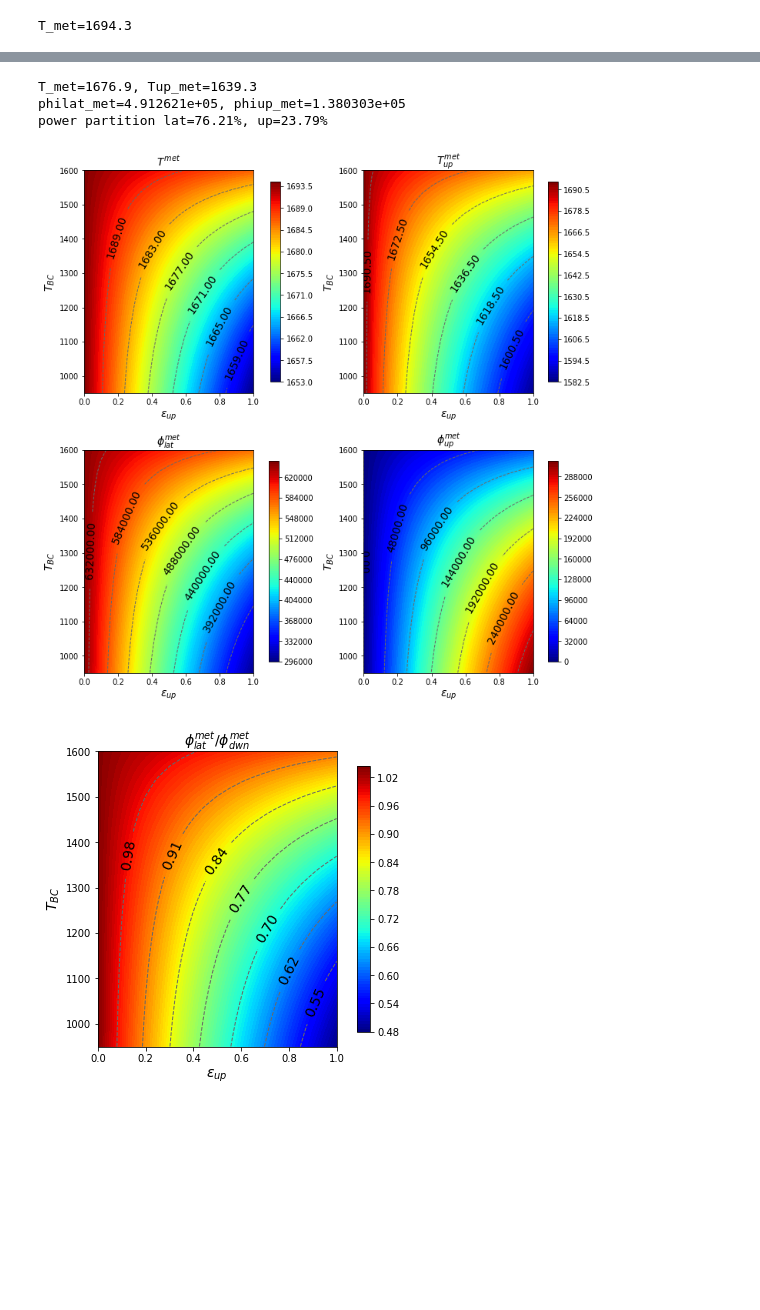
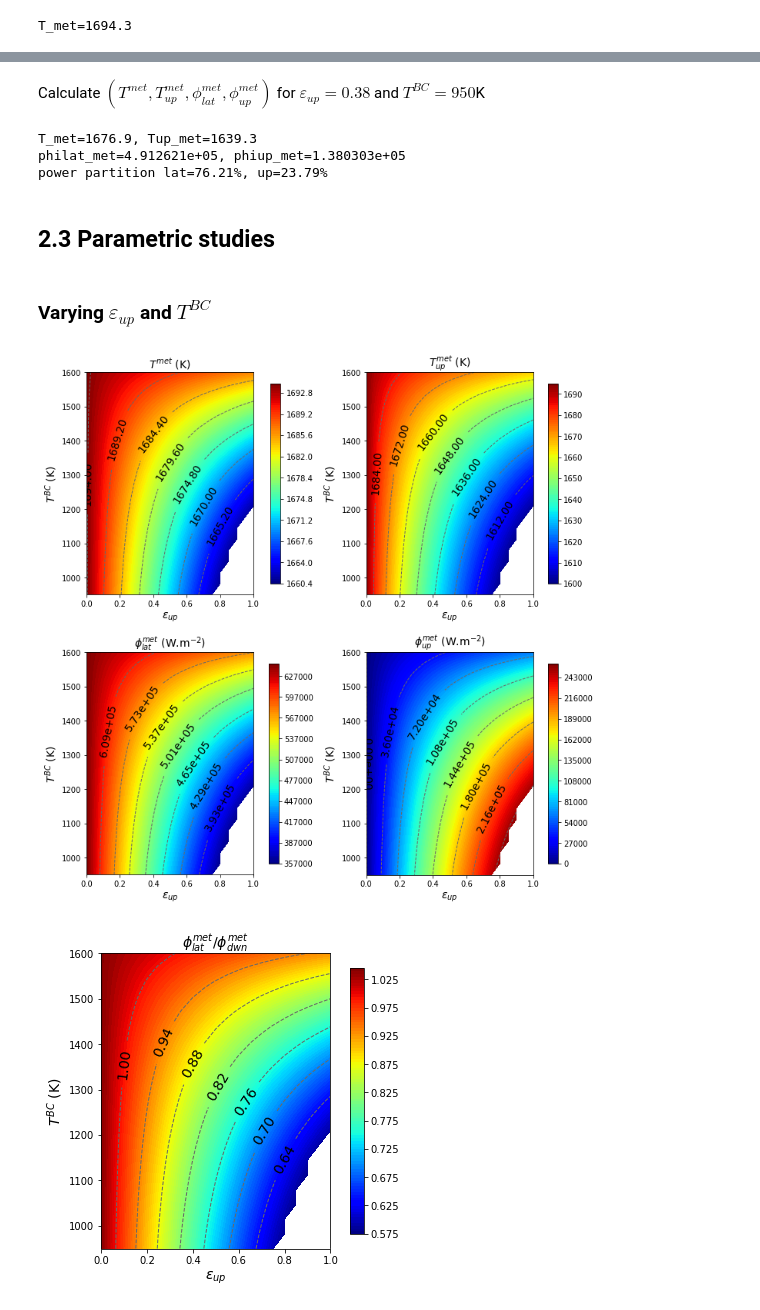
Before and after one commit to niamorelreillet/ENSE3---TD, a Jupyter notebook: TD.ipynb, the cells around one changed output, grey strips where cells are left out. Saved outputs shown, nothing was run; the diff lists cells and outputs as text; code cells hidden in the pictures; blank space fills up the shorter version.

```diff
--- a/TD.ipynb
+++ b/TD.ipynb
@@ -12,0 +10,4 @@ from scipy.optimize import brentq
+# %%
+from math import pi
+g = 9.81
+sigma = 5.67E-08
@@ -192,2 +197,2 @@ Consider radiative heat transfer at the top boundary under the simple form $\phi
 # %%
-PHIrad=lambda Ti: emissivity*5.67E-08*(Ti**4-Tsurroundings**4)
+PHIrad=lambda Ti: emissivity*sigma*(Ti**4-Tsurroundings**4)
@@ -199,6 +204,8 @@ S_{up}^{ox}\phi_{lat}^{ox} &=& S_{lat}^{met}\phi_{lat}^{met}\left[T^{met}-T_{liq
 \phi_{up}^{BC}\left[T_{up}^{met}\right] &=& \phi_{up}^{met}\left[T^{met}-T_{up}^{met}\right]
 \end{array}\right.$
 # %%
+from scipy.optimize import brentq
+
 def MetalPowerBalance():
     def FluxBalanceUp(T,Ti):
         return PHIup_met(T-Ti) - PHIrad(Ti)
@@ -213,7 +220,9 @@ def MetalPowerBalance():
     Tup_met=brentq(Dummy2, Tsurroundings, T_met)
     philat_met=PHIlat_met(T_met-metal["Tliq"])
     phiup_met=PHIup_met(T_met-Tup_met)
-    return (T_met,Tup_met,philat_met,phiup_met)
+    return T_met,Tup_met,philat_met,phiup_met
+# %% [markdown]
+Calculate $\left(T^{met},T_{up}^{met},\phi_{lat}^{met},\phi_{up}^{met}\right)$ for $\varepsilon_{up} = 0.38$ and $T^{BC}=950$K
 # %%
 Tsurroundings=950
 emissivity=0.38
@@ -225,6 +234,10 @@ print('power partition lat={0:3.2f}%, up={1:3.2f}%'.format(philat_met*Slat_met/(
 T_met=1676.9, Tup_met=1639.3
 philat_met=4.912621e+05, phiup_met=1.380303e+05
 power partition lat=76.21%, up=23.79%
+# %% [markdown]
+## 2.3 Parametric studies
+# %% [markdown]
+### Varying $\varepsilon_{up}$ and $T^{BC}$
 # %%
 emissivity_narray=np.linspace(0.0, 1.0, num=21)
 Tsurroundings_narray=np.linspace(950, metal["Tliq"], num=21)
@@ -241,12 +254,12 @@ with iterator_grid:
 # %%
 nonadmissible = Tup_met_grid<metal["Tliq"]
 
-def MyContourPlot(ax,x,y,z,xlabel,ylabel,zlabel):
-    #z[nonadmissible] = np.nan
+def MyContourPlot(ax,x,y,z,xlabel,ylabel,zlabel,format):
+    z[nonadmissible] = np.nan
     csf = ax.contourf(x,y,z, 100, cmap='jet')
     fig.colorbar(csf, ax=ax, shrink=0.9)
     cs = ax.contour(csf, levels=csf.levels[::12], colors=('dimgray',),linewidths=(1,),linestyles=('dashed',))
-    ax.clabel(cs, fmt='%3.2f', colors='k', fontsize=14)
+    ax.clabel(cs, fmt=format, colors='k', fontsize=14)
     ax.set_title(zlabel,fontsize=14)
     ax.set_xlabel(xlabel,fontsize=14)
     ax.set_ylabel(ylabel,fontsize=14)
@@ -254,16 +267,17 @@ def MyContourPlot(ax,x,y,z,xlabel,ylabel,zlabel):
 
 plt.rcParams["figure.figsize"] = (10,10)
 fig,ax = plt.subplots(2,2,constrained_layout=True)
-MyContourPlot(ax[0,0],emissivity_grid,Tsurroundings_grid,T_met_grid,'$\epsilon_{up}$','$T_{BC}$','$T^{met}$')
-MyContourPlot(ax[0,1],emissivity_grid,Tsurroundings_grid,Tup_met_grid,'$\epsilon_{up}$','$T_{BC}$','$T^{met}_{up}$')
-MyContourPlot(ax[1,0],emissivity_grid,Tsurroundings_grid,philat_met_grid,'$\epsilon_{up}$','$T_{BC}$','$\phi^{met}_{lat}$')
-MyContourPlot(ax[1,1],emissivity_grid,Tsurroundings_grid,phiup_met_grid,'$\epsilon_{up}$','$T_{BC}$','$\phi^{met}_{up}$')
-plt.show()
+MyContourPlot(ax[0,0],emissivity_grid,Tsurroundings_grid,T_met_grid,'$\epsilon_{up}$','$T^{BC}$ (K)','$T^{met}$ (K)','%3.2f')
+MyContourPlot(ax[0,1],emissivity_grid,Tsurroundings_grid,Tup_met_grid,'$\epsilon_{up}$','$T^{BC}$ (K)','$T^{met}_{up}$ (K)','%3.2f')
+MyContourPlot(ax[1,0],emissivity_grid,Tsurroundings_grid,philat_met_grid,'$\epsilon_{up}$','$T^{BC}$ (K)','$\phi^{met}_{lat}$ (W.m$^{-2}$)','%3.2e')
+MyContourPlot(ax[1,1],emissivity_grid,Tsurroundings_grid,phiup_met_grid,'$\epsilon_{up}$','$T^{BC}$ (K)','$\phi^{met}_{up}$ (W.m$^{-2}$)','%3.2e')
+plt.savefig("Varying_Emissivity_TBC_1.eps")
 # %% [output]
-[figure, old version]
+[figure, new version]
 # %%
 plt.rcParams["figure.figsize"] = (5,5)
 fig,ax = plt.subplots(constrained_layout=True)
-MyContourPlot(ax,emissivity_grid,Tsurroundings_grid,philat_met_grid/phiup_ox,'$\epsilon_{up}$','$T_{BC}$','$\phi^{met}_{lat}/\phi^{met}_{dwn}$')
+MyContourPlot(ax,emissivity_grid,Tsurroundings_grid,philat_met_grid/phiup_ox,'$\epsilon_{up}$','$T^{BC}$ (K)','$\phi^{met}_{lat}/\phi^{met}_{dwn}$','%3.2f')
+plt.savefig("Varying_Emissivity_TBC_2.eps")
 # %% [output]
-[figure, old version]
+[figure, new version]
```
Also changed, not shown: parts of 19 cells of this notebook, 4 other files.
